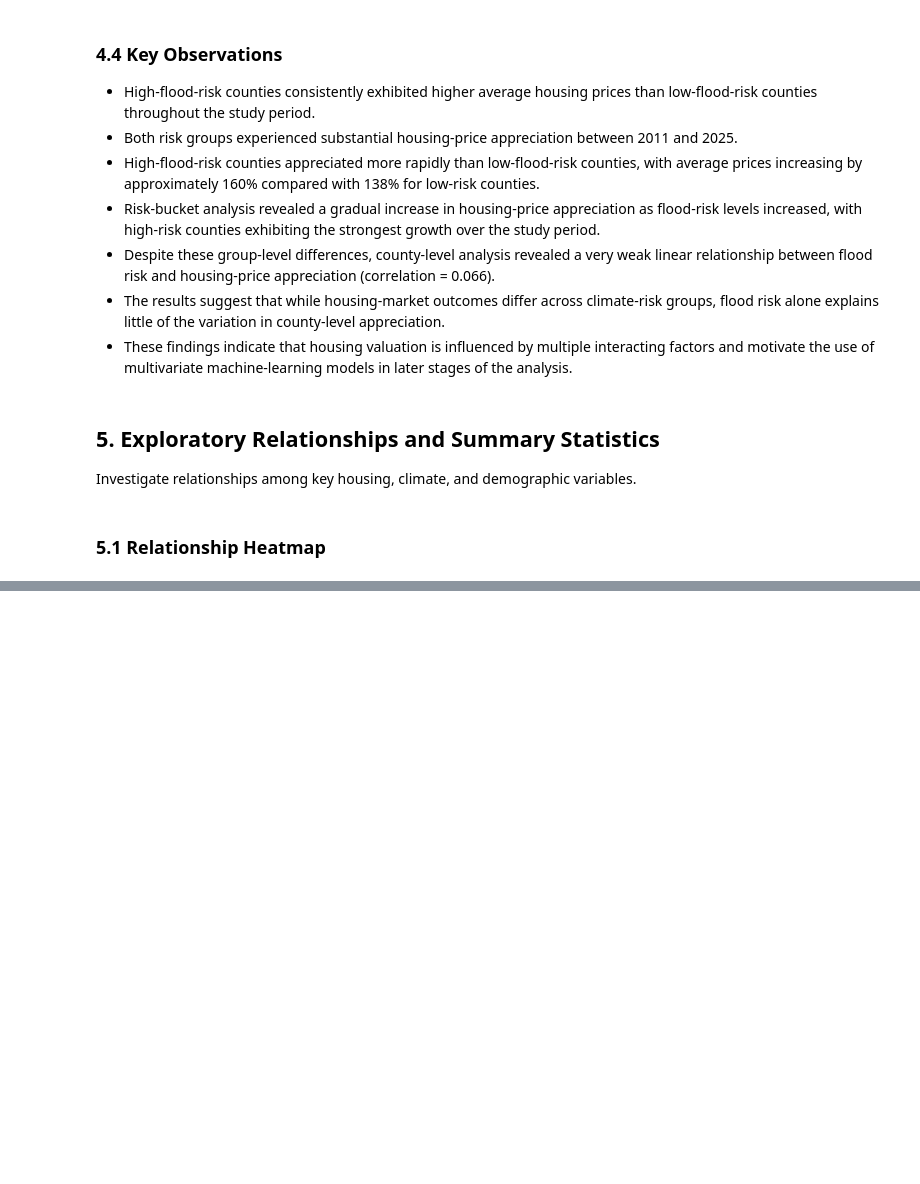
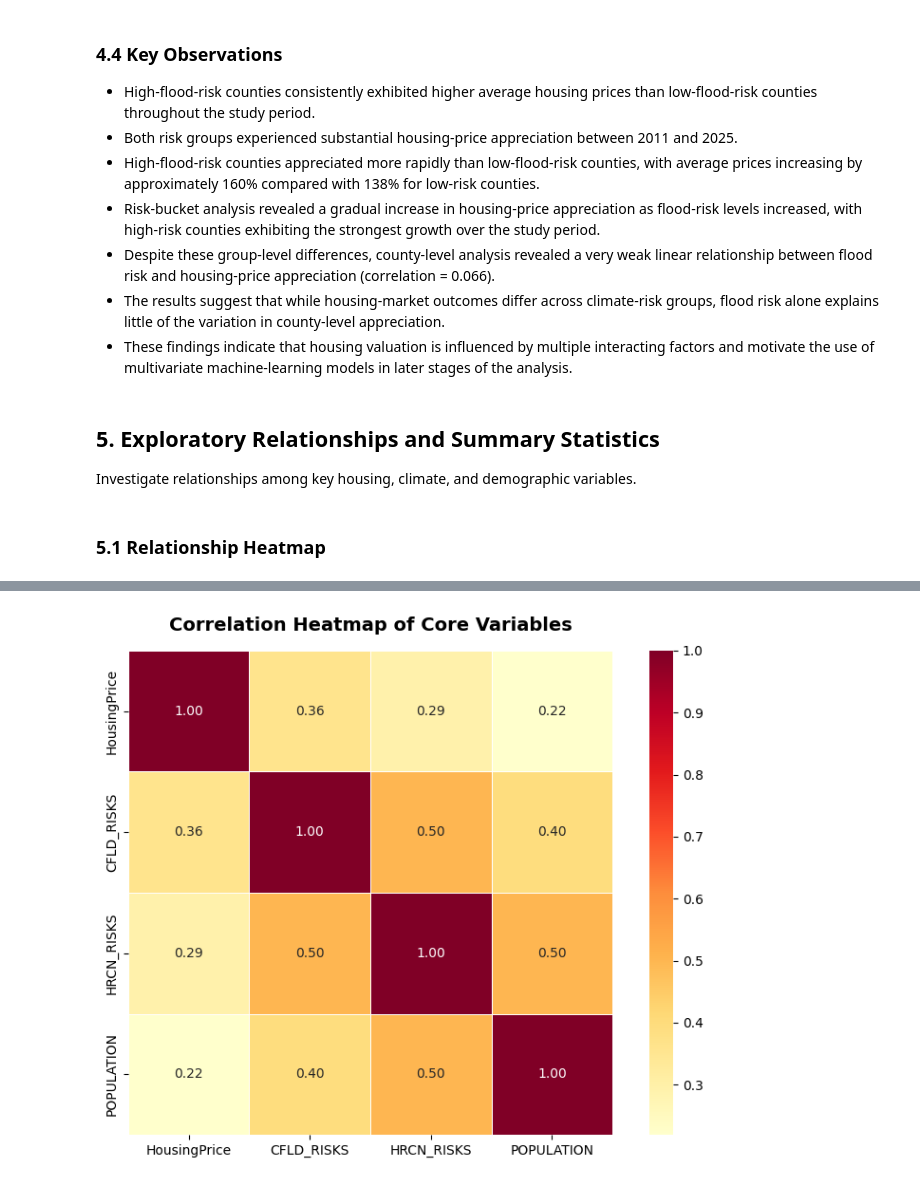
Before and after one commit to NimrahAltafAdam/climate-risk-housing-valuation, a Jupyter notebook: notebooks/02_exploratory_data_analysis.ipynb, the cells around one changed output, grey strips where cells are left out. Cells and saved outputs as stored; diff of their text form; code cells hidden in the pictures; blank space fills up the shorter version.

Commit message:
Complete EDA Step 5 heatmap analysis

```diff
--- a/notebooks/02_exploratory_data_analysis.ipynb
+++ b/notebooks/02_exploratory_data_analysis.ipynb
@@ -1079,3 +1079,20 @@ plt.show()
 Investigate relationships among key housing, climate, and demographic variables.
 # %% [markdown]
 ### 5.1 Relationship Heatmap
+# %%
+# ==================================================
+# Step 5: Exploratory Relationships
+# Correlation Analysis
+# ==================================================
+
+heatmap_vars_a = [
+    "HousingPrice",
+    "CFLD_RISKS",
+    "HRCN_RISKS",
+    "POPULATION"
+]
+
+corr_matrix_a = df[heatmap_vars_a].corr()
+
+print("Correlation Matrix (Version A)")
+display(corr_matrix_a.round(3))
@@ -1082,2 +1106,39 @@ Investigate relationships among key housing, climate, and demographic variables.
+# %%
+# ==================================================
+# Figure 6A: Core Relationship Heatmap
+# ==================================================
+
+import seaborn as sns
+
+fig, ax = plt.subplots(figsize=(8, 6))
+
+sns.heatmap(
+    corr_matrix_a,
+    annot=True,
+    fmt=".2f",
+    cmap=PROJECT_COLORS["heatmap_cmap"],
+    linewidths=0.5,
+    square=True,
+    ax=ax
+)
+
+ax.set_title(
+    "Correlation Heatmap of Core Variables",
+    fontsize=14,
+    fontweight="bold",
+    pad=15
+)
+
+plt.tight_layout()
+
+plt.savefig(
+    RESULTS_FIGURES / "figure_6a_core_relationship_heatmap.png",
+    dpi=300,
+    bbox_inches="tight"
+)
+
+plt.show()
+# %% [output]
+[figure, added]
 # %% [markdown]
 ### 5.2 Key Observations
```
Also changed, not shown: parts of 7 cells of this notebook, 2 other files.
